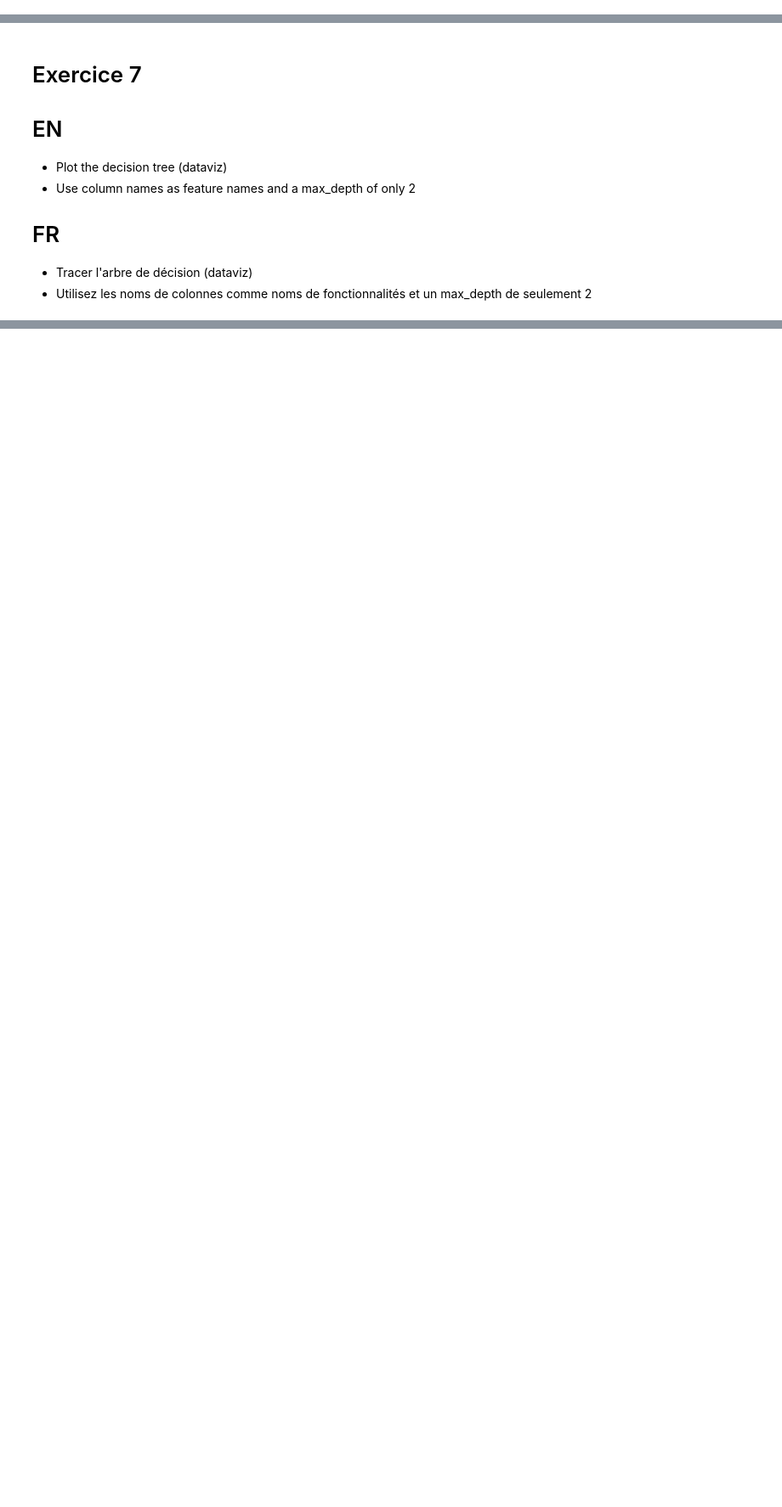
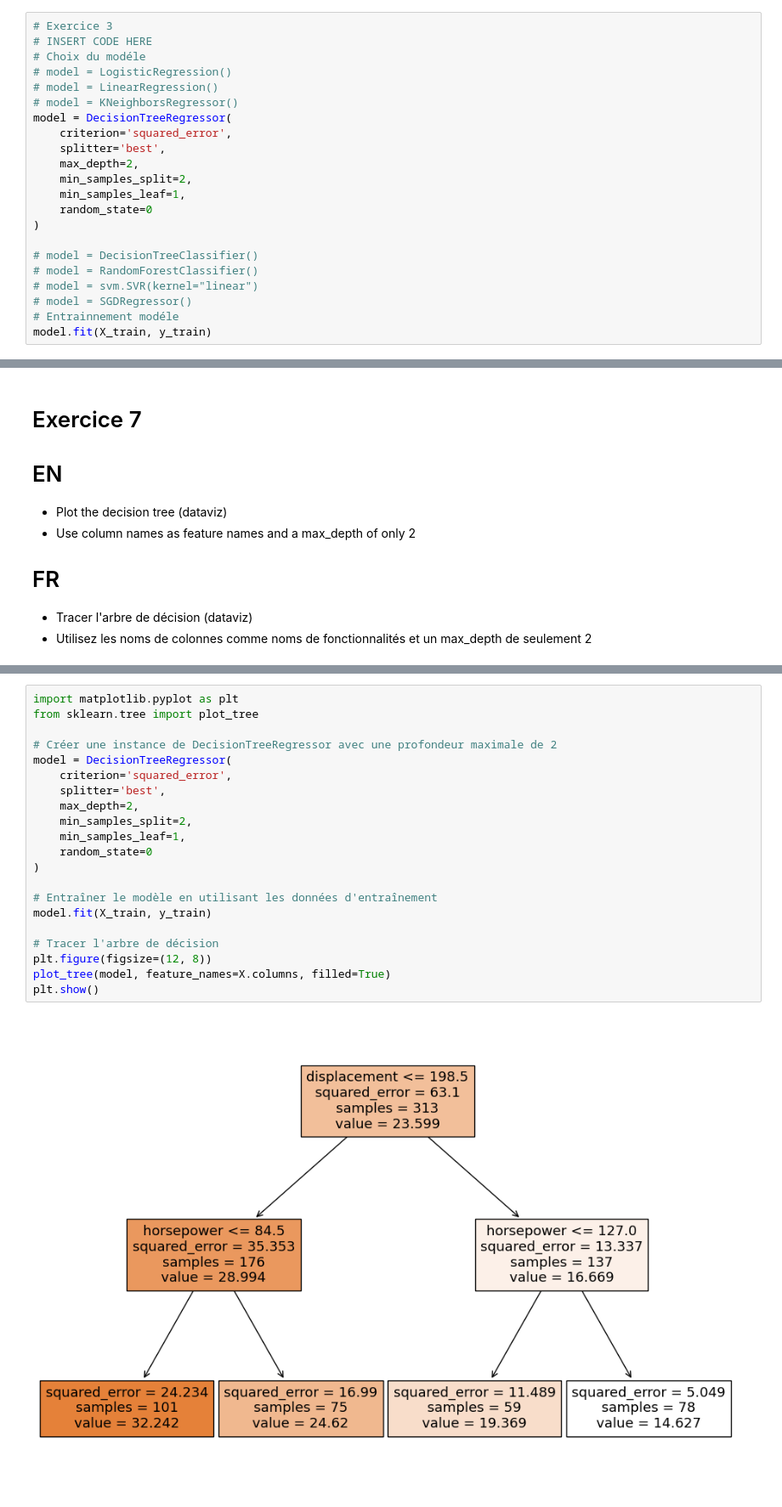
Before and after one commit to bigmoletos/WildCodeSchool_formation_IA_nov2023, a Jupyter notebook: quêtes/Semaine6/FD_2.4_DecisionTrees.ipynb, the cells around one changed output, grey strips where cells are left out. Shown at 85% size. Cells and saved outputs as stored; diff of their text form; blank space fills up the shorter version.

Commit message:
2.8 arbre de decision

```diff
--- a/quêtes/Semaine6/FD_2.4_DecisionTrees.ipynb
+++ b/quêtes/Semaine6/FD_2.4_DecisionTrees.ipynb
@@ -60,0 +231,22 @@ data = sns.load_dataset("mpg")
+# %%
+# Exercice 3
+# INSERT CODE HERE
+# Choix du modéle
+# model = LogisticRegression()
+# model = LinearRegression()
+# model = KNeighborsRegressor()
+model = DecisionTreeRegressor(
+    criterion='squared_error',
+    splitter='best',
+    max_depth=2,
+    min_samples_split=2,
+    min_samples_leaf=1,
+    random_state=0
+)
+
+# model = DecisionTreeClassifier()
+# model = RandomForestClassifier()
+# model = svm.SVR(kernel="linear")
+# model = SGDRegressor()
+# Entrainnement modéle
+model.fit(X_train, y_train)
@@ -107,0 +349,23 @@ data = sns.load_dataset("mpg")
+# %%
+import matplotlib.pyplot as plt
+from sklearn.tree import plot_tree
+
+# Créer une instance de DecisionTreeRegressor avec une profondeur maximale de 2
+model = DecisionTreeRegressor(
+    criterion='squared_error',
+    splitter='best',
+    max_depth=2,
+    min_samples_split=2,
+    min_samples_leaf=1,
+    random_state=0
+)
+
+# Entraîner le modèle en utilisant les données d'entraînement
+model.fit(X_train, y_train)
+
+# Tracer l'arbre de décision
+plt.figure(figsize=(12, 8))
+plot_tree(model, feature_names=X.columns, filled=True)
+plt.show()
+# %% [output]
+[figure, added]
```
Also changed, not shown: parts of 49 cells of this notebook, 1 other file.
